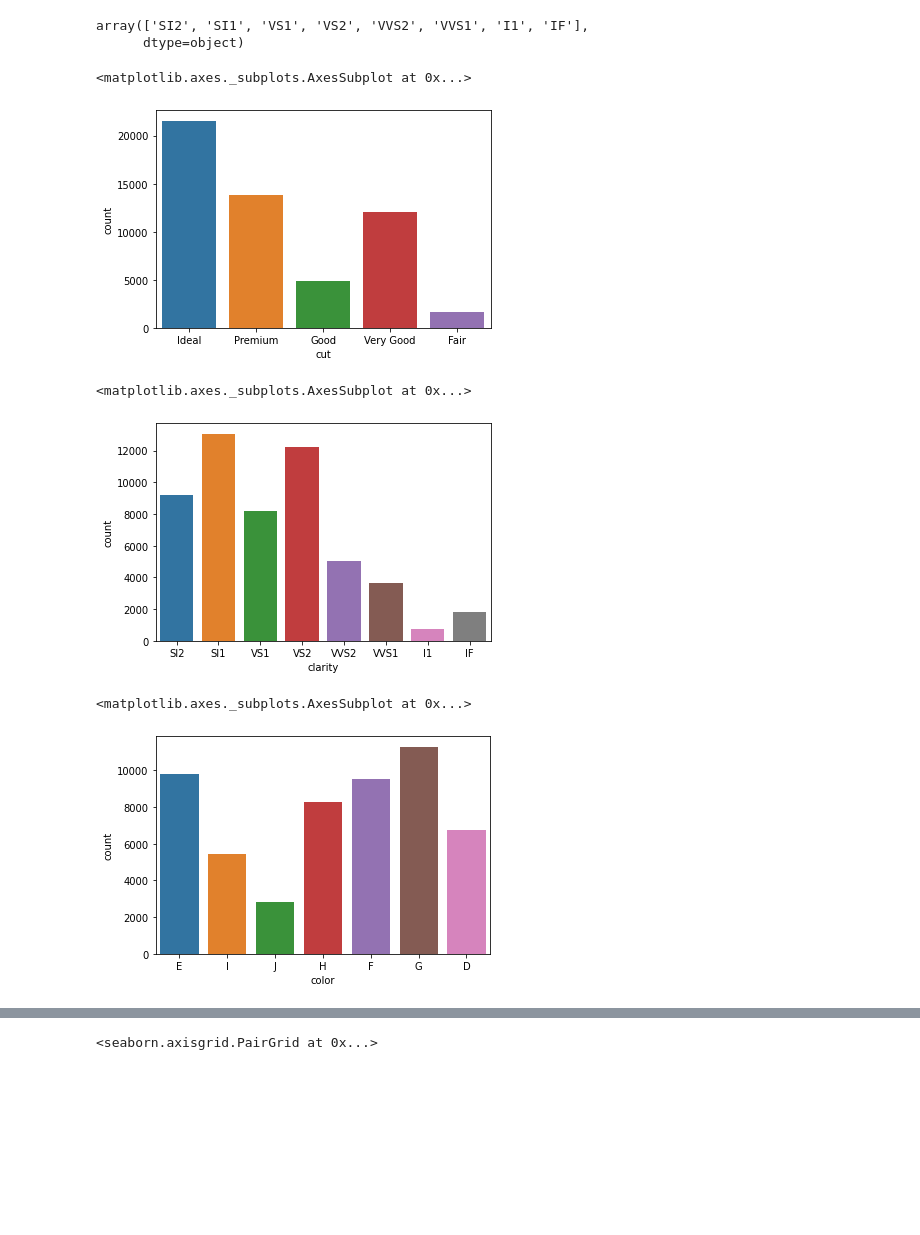
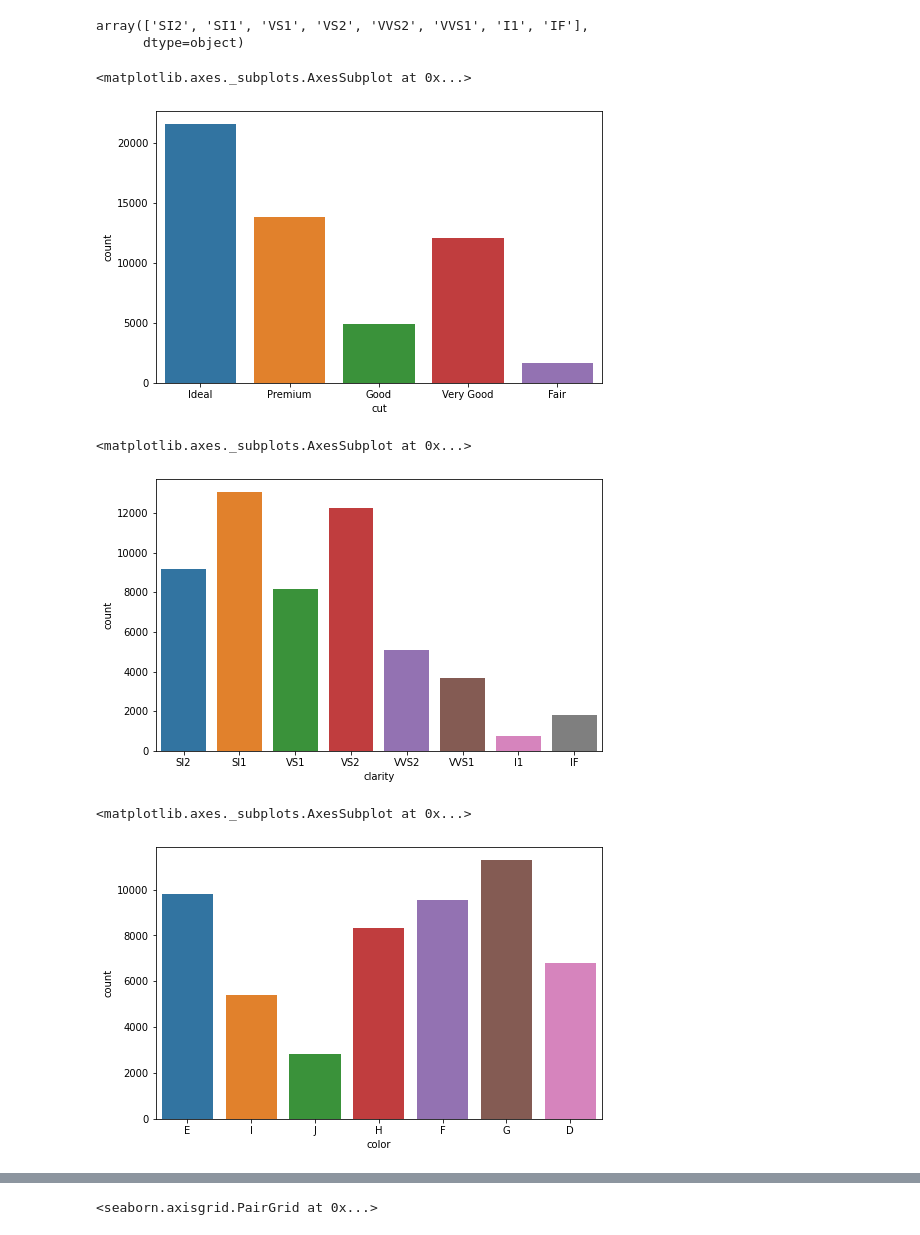
Before and after one commit to rsonar821/Diamond-Streamlit-Heroku-Deployment, a Jupyter notebook: Diamond_Price_Prediction.ipynb, the cells around one changed output, grey strips where cells are left out. Drawn from its saved outputs; the diff is of its cells as text; code cells hidden in the pictures; blank space fills up the shorter version.

```diff
--- a/Diamond_Price_Prediction.ipynb
+++ b/Diamond_Price_Prediction.ipynb
@@ -102,20 +127,23 @@ df['clarity'].unique()
 array(['SI2', 'SI1', 'VS1', 'VS2', 'VVS2', 'VVS1', 'I1', 'IF'],
       dtype=object)
 # %%
+plt.figure(figsize=(8,5))
 sns.countplot(df['cut'])
 # %% [output]
 <matplotlib.axes._subplots.AxesSubplot at 0x...>
-[figure, old version]
+[figure, new version]
 # %%
+plt.figure(figsize=(8,5))
 sns.countplot(df['clarity'])
 # %% [output]
 <matplotlib.axes._subplots.AxesSubplot at 0x...>
-[figure, old version]
+[figure, new version]
 # %%
+plt.figure(figsize=(8,5))
 sns.countplot(df['color'])
 # %% [output]
 <matplotlib.axes._subplots.AxesSubplot at 0x...>
-[figure, old version]
+[figure, new version]
 # %%
 con_var = ['carat', 'depth', 'table', 'price', 'x', 'y', 'z']
 for i in con_var:
```
Also changed, not shown: parts of 36 cells of this notebook.
